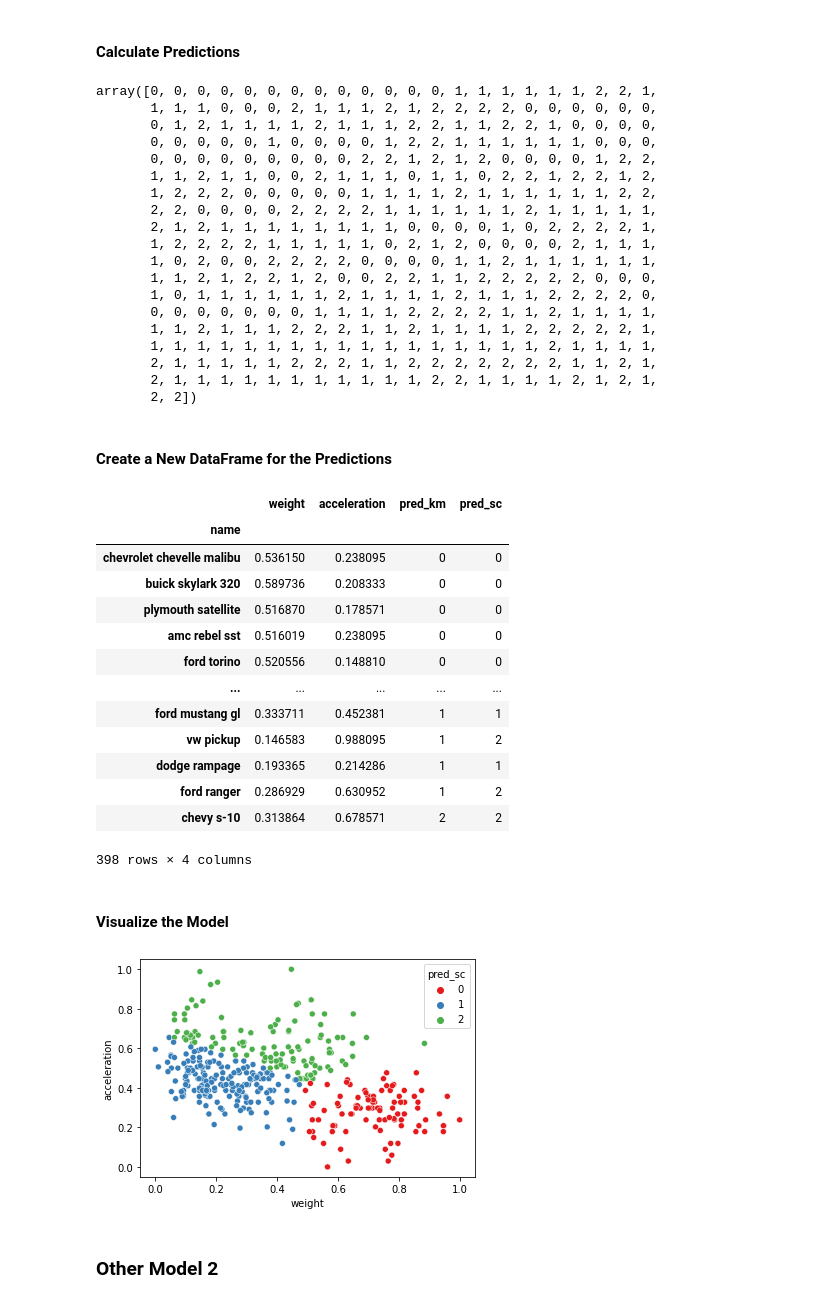
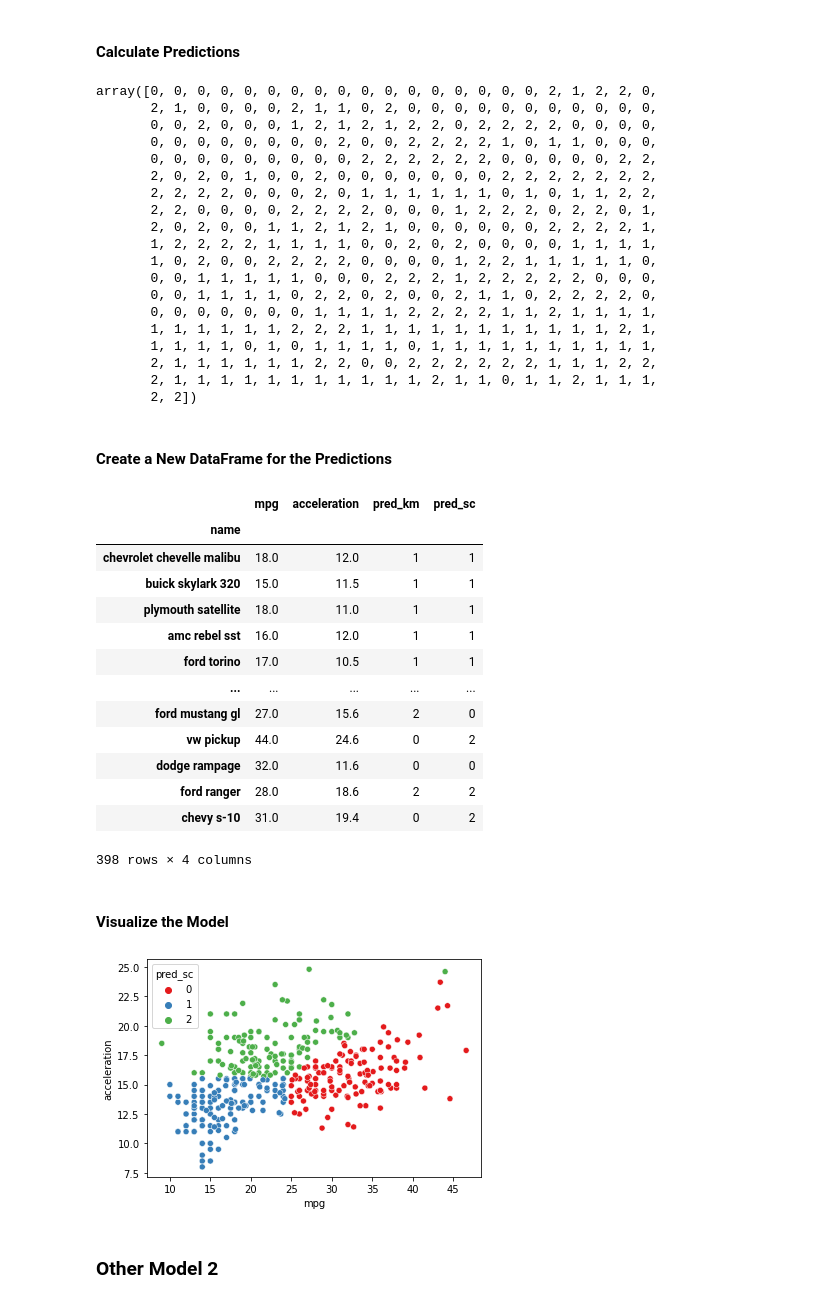
Before and after one commit to AryaCodesAI/Data-Analysis-Using-Machine-Learning-and-Python, a Jupyter notebook: 05_The k-Means & Unsupervised Clustering Models/05C_clustering-kmeans_practice_blank.ipynb, the cells around one changed output. Saved outputs shown, nothing was run; the diff lists cells and outputs as text; code cells hidden in the pictures.

```diff
--- a/05_The k-Means & Unsupervised Clustering Models/05C_clustering-kmeans_practice_blank.ipynb
+++ b/05_The k-Means & Unsupervised Clustering Models/05C_clustering-kmeans_practice_blank.ipynb
@@ -98,7 +127,7 @@ array([2, 2, 2, 2, 2, 1, 1, 1, 1, 1, 2, 2, 1, 2, 0, 2, 2, 0, 0, 0, 0, 0,
 # %% [markdown]
 ### Create a New DataFrame for the Predictions
 # %%
-df_pred = df_mpg1.copy()
-df_pred['pred_km'] = model_km.predict(X=df_mpg1)
+df_pred = explanatory.copy()
+df_pred['pred_km'] = model_km.predict(X=explanatory)
 df_pred
 # %% [output]
@@ -215,60 +167,59 @@ df_pred_scaled
 # %%
 from sklearn.cluster import SpectralClustering
 model_sc = SpectralClustering(n_clusters= 3)
-model_sc.fit(X=df_scaled)
+model_sc.fit(X=X_scaled)
 # %% [output]
 SpectralClustering(n_clusters=3)
 # %% [markdown]
 #### Calculate Predictions
 # %%
-model_sc.fit_predict(df_scaled)
+model_sc.fit_predict(X_scaled)
 # %% [output]
-array([0, 0, 0, 0, 0, 0, 0, 0, 0, 0, 0, 0, 0, 1, 1, 1, 1, 1, 1, 2, 2, 1,
-       1, 1, 1, 0, 0, 0, 2, 1, 1, 1, 2, 1, 2, 2, 2, 2, 0, 0, 0, 0, 0, 0,
-       0, 1, 2, 1, 1, 1, 1, 2, 1, 1, 1, 2, 2, 1, 1, 2, 2, 1, 0, 0, 0, 0,
-       0, 0, 0, 0, 0, 1, 0, 0, 0, 0, 1, 2, 2, 1, 1, 1, 1, 1, 1, 0, 0, 0,
-       0, 0, 0, 0, 0, 0, 0, 0, 0, 2, 2, 1, 2, 1, 2, 0, 0, 0, 0, 1, 2, 2,
-       1, 1, 2, 1, 1, 0, 0, 2, 1, 1, 1, 0, 1, 1, 0, 2, 2, 1, 2, 2, 1, 2,
-       1, 2, 2, 2, 0, 0, 0, 0, 0, 1, 1, 1, 1, 2, 1, 1, 1, 1, 1, 1, 2, 2,
-       2, 2, 0, 0, 0, 0, 2, 2, 2, 2, 1, 1, 1, 1, 1, 1, 2, 1, 1, 1, 1, 1,
-       2, 1, 2, 1, 1, 1, 1, 1, 1, 1, 1, 0, 0, 0, 0, 1, 0, 2, 2, 2, 2, 1,
-       1, 2, 2, 2, 2, 1, 1, 1, 1, 1, 0, 2, 1, 2, 0, 0, 0, 0, 2, 1, 1, 1,
-       1, 0, 2, 0, 0, 2, 2, 2, 2, 0, 0, 0, 0, 1, 1, 2, 1, 1, 1, 1, 1, 1,
-       1, 1, 2, 1, 2, 2, 1, 2, 0, 0, 2, 2, 1, 1, 2, 2, 2, 2, 2, 0, 0, 0,
-       1, 0, 1, 1, 1, 1, 1, 1, 2, 1, 1, 1, 1, 2, 1, 1, 1, 2, 2, 2, 2, 0,
+array([0, 0, 0, 0, 0, 0, 0, 0, 0, 0, 0, 0, 0, 0, 0, 0, 0, 2, 1, 2, 2, 0,
+       2, 1, 0, 0, 0, 0, 2, 1, 1, 0, 2, 0, 0, 0, 0, 0, 0, 0, 0, 0, 0, 0,
+       0, 0, 2, 0, 0, 0, 1, 2, 1, 2, 1, 2, 2, 0, 2, 2, 2, 2, 0, 0, 0, 0,
+       0, 0, 0, 0, 0, 0, 0, 0, 2, 0, 0, 2, 2, 2, 2, 1, 0, 1, 1, 0, 0, 0,
+       0, 0, 0, 0, 0, 0, 0, 0, 0, 2, 2, 2, 2, 2, 2, 0, 0, 0, 0, 0, 2, 2,
+       2, 0, 2, 0, 1, 0, 0, 2, 0, 0, 0, 0, 0, 0, 0, 2, 2, 2, 2, 2, 2, 2,
+       2, 2, 2, 2, 0, 0, 0, 2, 0, 1, 1, 1, 1, 1, 1, 0, 1, 0, 1, 1, 2, 2,
+       2, 2, 0, 0, 0, 0, 2, 2, 2, 2, 0, 0, 0, 1, 2, 2, 2, 0, 2, 2, 0, 1,
+       2, 0, 2, 0, 0, 1, 1, 2, 1, 2, 1, 0, 0, 0, 0, 0, 0, 2, 2, 2, 2, 1,
+       1, 2, 2, 2, 2, 1, 1, 1, 1, 0, 0, 2, 0, 2, 0, 0, 0, 0, 1, 1, 1, 1,
+       1, 0, 2, 0, 0, 2, 2, 2, 2, 0, 0, 0, 0, 1, 2, 2, 1, 1, 1, 1, 1, 0,
+       0, 0, 1, 1, 1, 1, 1, 0, 0, 0, 2, 2, 2, 1, 2, 2, 2, 2, 2, 0, 0, 0,
+       0, 0, 1, 1, 1, 1, 0, 2, 2, 0, 2, 0, 0, 2, 1, 1, 0, 2, 2, 2, 2, 0,
        0, 0, 0, 0, 0, 0, 0, 1, 1, 1, 1, 2, 2, 2, 2, 1, 1, 2, 1, 1, 1, 1,
-       1, 1, 2, 1, 1, 1, 2, 2, 2, 1, 1, 2, 1, 1, 1, 1, 2, 2, 2, 2, 2, 1,
-       1, 1, 1, 1, 1, 1, 1, 1, 1, 1, 1, 1, 1, 1, 1, 1, 1, 2, 1, 1, 1, 1,
-       2, 1, 1, 1, 1, 1, 2, 2, 2, 1, 1, 2, 2, 2, 2, 2, 2, 2, 1, 1, 2, 1,
-       2, 1, 1, 1, 1, 1, 1, 1, 1, 1, 1, 1, 2, 2, 1, 1, 1, 1, 2, 1, 2, 1,
+       1, 1, 1, 1, 1, 1, 2, 2, 2, 1, 1, 1, 1, 1, 1, 1, 1, 1, 1, 1, 2, 1,
+       1, 1, 1, 1, 0, 1, 0, 1, 1, 1, 1, 0, 1, 1, 1, 1, 1, 1, 1, 1, 1, 1,
+       2, 1, 1, 1, 1, 1, 1, 2, 2, 0, 0, 2, 2, 2, 2, 2, 2, 1, 1, 1, 2, 2,
+       2, 1, 1, 1, 1, 1, 1, 1, 1, 1, 1, 1, 2, 1, 1, 0, 1, 1, 2, 1, 1, 1,
        2, 2])
 # %% [markdown]
 #### Create a New DataFrame for the Predictions
 # %%
-df_pred_scaled['pred_sc'] = model_sc.fit_predict(X=df_scaled)
-df_pred_scaled
+df_pred['pred_sc'] = model_sc.fit_predict(X=X_scaled)
+df_pred
 # %% [output]
-|  | weight | acceleration | pred_km | pred_sc |
+|  | mpg | acceleration | pred_km | pred_sc |
 | name |  |  |  |  |
-| chevrolet chevelle malibu | 0.536150 | 0.238095 | 0 | 0 |
-| buick skylark 320 | 0.589736 | 0.208333 | 0 | 0 |
-| plymouth satellite | 0.516870 | 0.178571 | 0 | 0 |
-| amc rebel sst | 0.516019 | 0.238095 | 0 | 0 |
-| ford torino | 0.520556 | 0.148810 | 0 | 0 |
+| chevrolet chevelle malibu | 18.0 | 12.0 | 1 | 1 |
+| buick skylark 320 | 15.0 | 11.5 | 1 | 1 |
+| plymouth satellite | 18.0 | 11.0 | 1 | 1 |
+| amc rebel sst | 16.0 | 12.0 | 1 | 1 |
+| ford torino | 17.0 | 10.5 | 1 | 1 |
 | ... | ... | ... | ... | ... |
-| ford mustang gl | 0.333711 | 0.452381 | 1 | 1 |
-| vw pickup | 0.146583 | 0.988095 | 1 | 2 |
-| dodge rampage | 0.193365 | 0.214286 | 1 | 1 |
-| ford ranger | 0.286929 | 0.630952 | 1 | 2 |
-| chevy s-10 | 0.313864 | 0.678571 | 2 | 2 |
+| ford mustang gl | 27.0 | 15.6 | 2 | 0 |
+| vw pickup | 44.0 | 24.6 | 0 | 2 |
+| dodge rampage | 32.0 | 11.6 | 0 | 0 |
+| ford ranger | 28.0 | 18.6 | 2 | 2 |
+| chevy s-10 | 31.0 | 19.4 | 0 | 2 |
 398 rows × 4 columns
 # %% [markdown]
 #### Visualize the Model
 # %%
-sns.scatterplot(x='weight', y='acceleration', hue='pred_sc',
-                palette='Set1', data=df_pred_scaled);
+sns.scatterplot(x='mpg', y='acceleration', hue='pred_sc', palette='Set1', data=df_pred);
 # %% [output]
-[figure, old version]
+[figure, new version]
 # %% [markdown]
 ### Other Model 2
 # %% [markdown]
```
Also changed, not shown: parts of 21 cells of this notebook.
